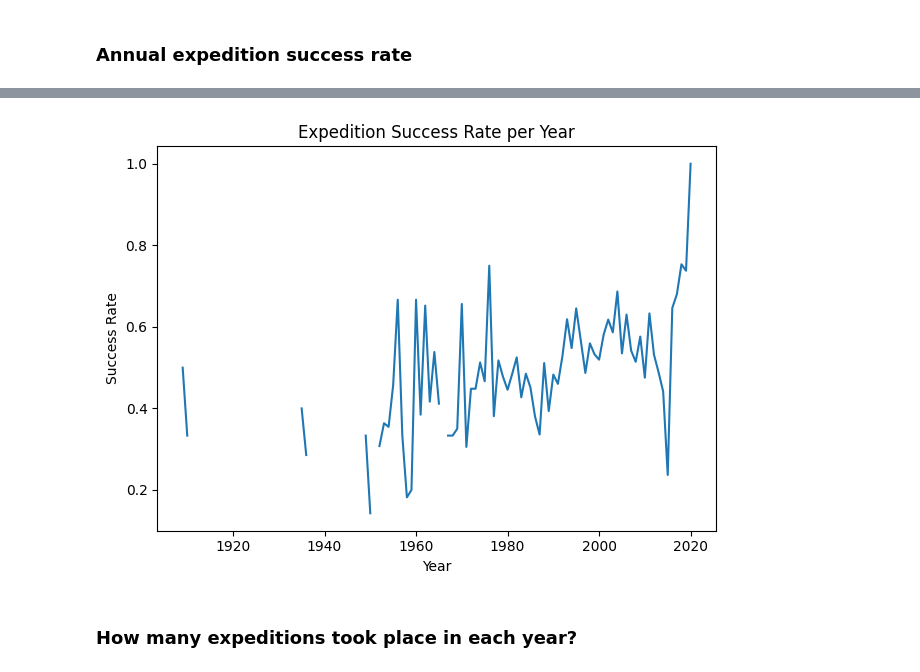
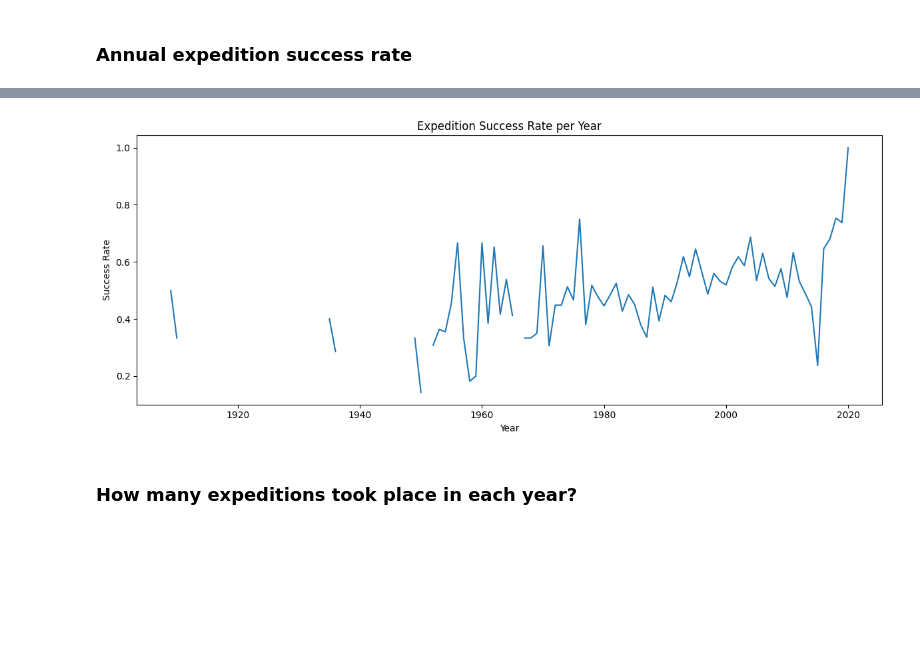
Before and after one commit to DmytroRi/himalayan_expeditions, a Jupyter notebook: HimalayaInsights.ipynb, the cells around one changed output, grey strips where cells are left out. Drawn from its saved outputs; the diff is of its cells as text; code cells hidden in the pictures; blank space fills up the shorter version.

```diff
--- a/HimalayaInsights.ipynb
+++ b/HimalayaInsights.ipynb
@@ -183,16 +163,16 @@ Name: count, dtype: int64
 # %%
 success = exped[exped['exp_result'] == 'Success']
 success_rate = success.groupby('year').size() / exped.groupby('year').size()
 
-plt.figure()
+plt.figure(figsize=(12, 5))
 success_rate.plot()
 plt.title('Expedition Success Rate per Year')
 plt.xlabel('Year')
 plt.ylabel('Success Rate')
 plt.tight_layout()
 plt.show()
 # %% [output]
-[figure, old version]
+[figure, new version]
 # %% [markdown]
 ### How many expeditions took place in each year?
 # %% [markdown]
```
Also changed, not shown: parts of 1 cell of this notebook.
